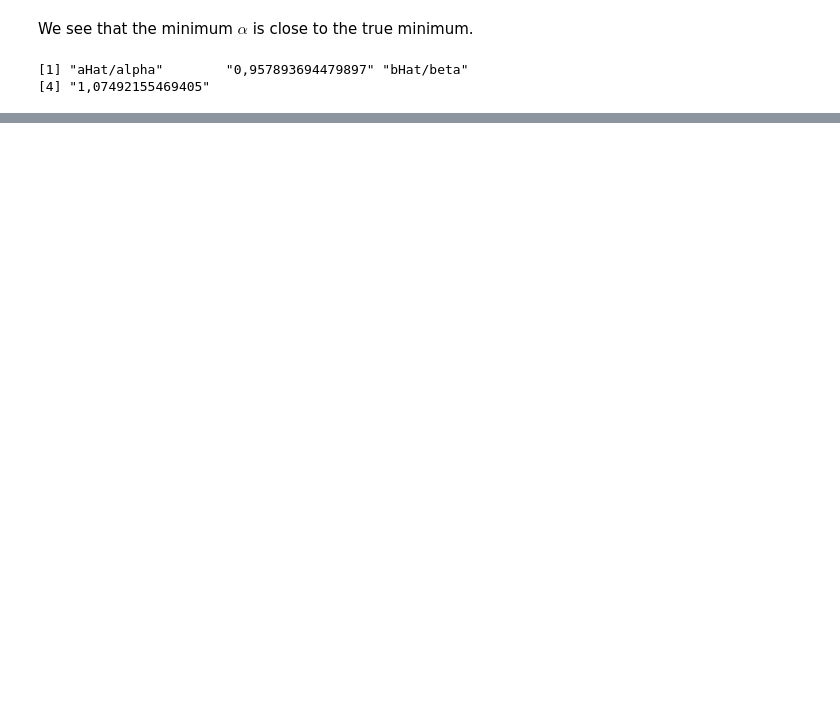
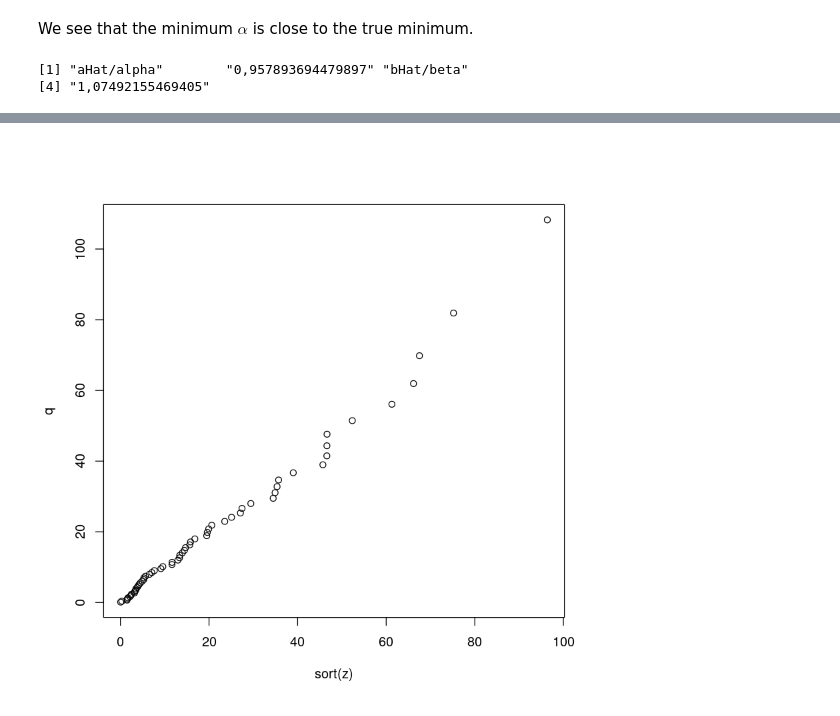
Before and after one commit to kaaja/Insc, a Jupyter notebook: w04/w04.ipynb, the cells around one changed output, grey strips where cells are left out. Cells and saved outputs as stored; diff of their text form; code cells hidden in the pictures; blank space fills up the shorter version.

```diff
--- a/w04/w04.ipynb
+++ b/w04/w04.ipynb
@@ -151,0 +200,6 @@ Here we only draw one sample, while in ex 7.9 we drew 10. However, ex 7.9 showed
+# %%
+o = optimize(llminus, c(0.0001, 50), z = z)
+alphaHat = o[[1]]
+betaHat = mean(z**alphaHat)**(1/alphaHat)
+c('alphaHat', alphaHat, 'betaHat', betaHat)
+c('alphaHatDev', alphaHat/alpha, 'betaHatDev', betaHat/beta)
@@ -151,0 +217,6 @@ Here we only draw one sample, while in ex 7.9 we drew 10. However, ex 7.9 showed
+# %%
+u = (1:60-0.5)/60 # Uniform distribution [0,1]
+q = qweibull(u, alphaHat, betaHat)
+plot(sort(z), q)
+# %% [output]
+[figure, added]
```
Also changed, not shown: parts of 10 cells of this notebook.
